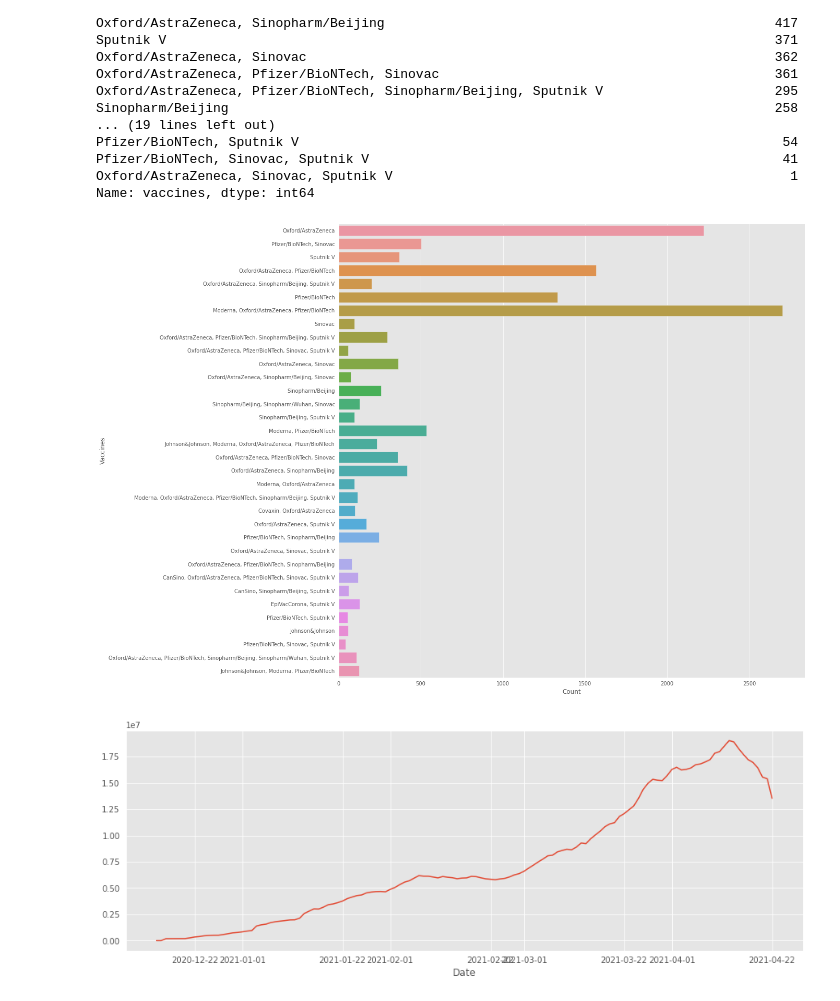
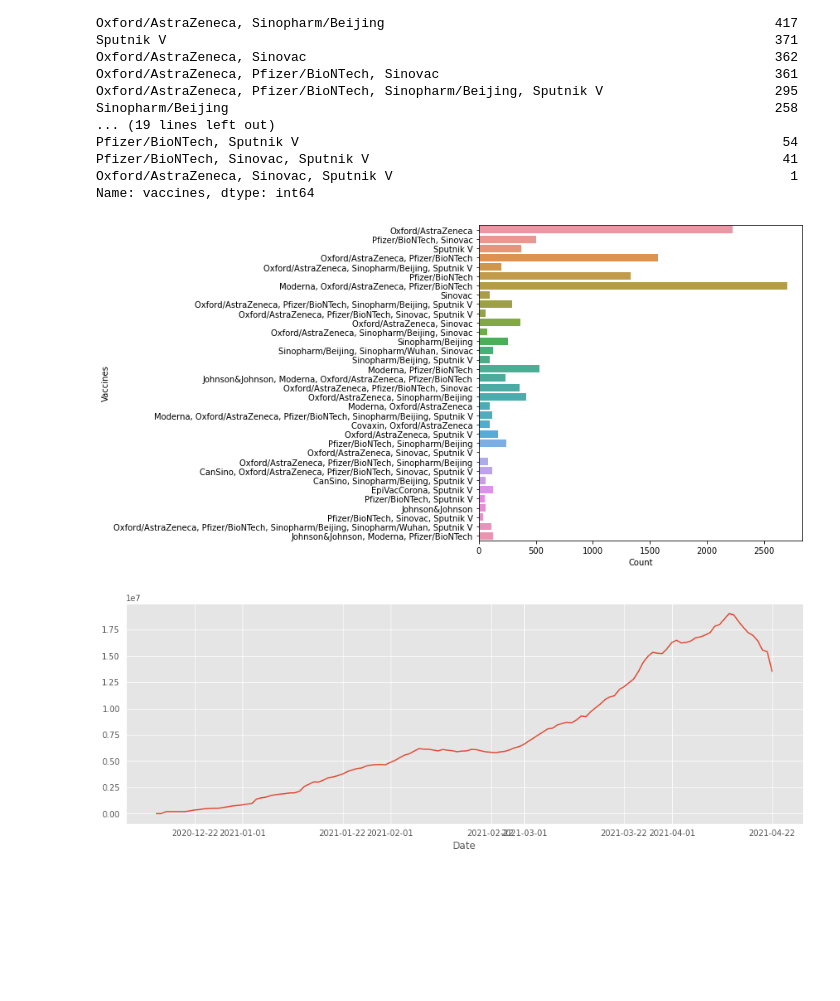
Before and after one commit to pegahahadian/Covid19_Vaccines, a Jupyter notebook: Corona_vaccines.ipynb, the cells around one changed output. Cells and saved outputs as stored; diff of their text form; code cells hidden in the pictures; blank space fills up the shorter version.

```diff
--- a/Corona_vaccines.ipynb
+++ b/Corona_vaccines.ipynb
@@ -211,13 +222,13 @@ Pfizer/BioNTech, Sinovac, Sputnik V
 Oxford/AstraZeneca, Sinovac, Sputnik V                                                   1
 Name: vaccines, dtype: int64
 # %%
-plt.figure(figsize=(16,16))
+plt.figure(figsize=(7,7))
 sns.countplot(y= "vaccines",data= df)
 plt.ylabel("Vaccines")
 plt.xlabel("Count")
 plt.show()
 # %% [output]
-[figure, old version]
+[figure, new version]
 # %%
 #daily vaccinations
 x= df.groupby("date").daily_vaccinations.sum()
```
Also changed, not shown: parts of 56 cells of this notebook.
